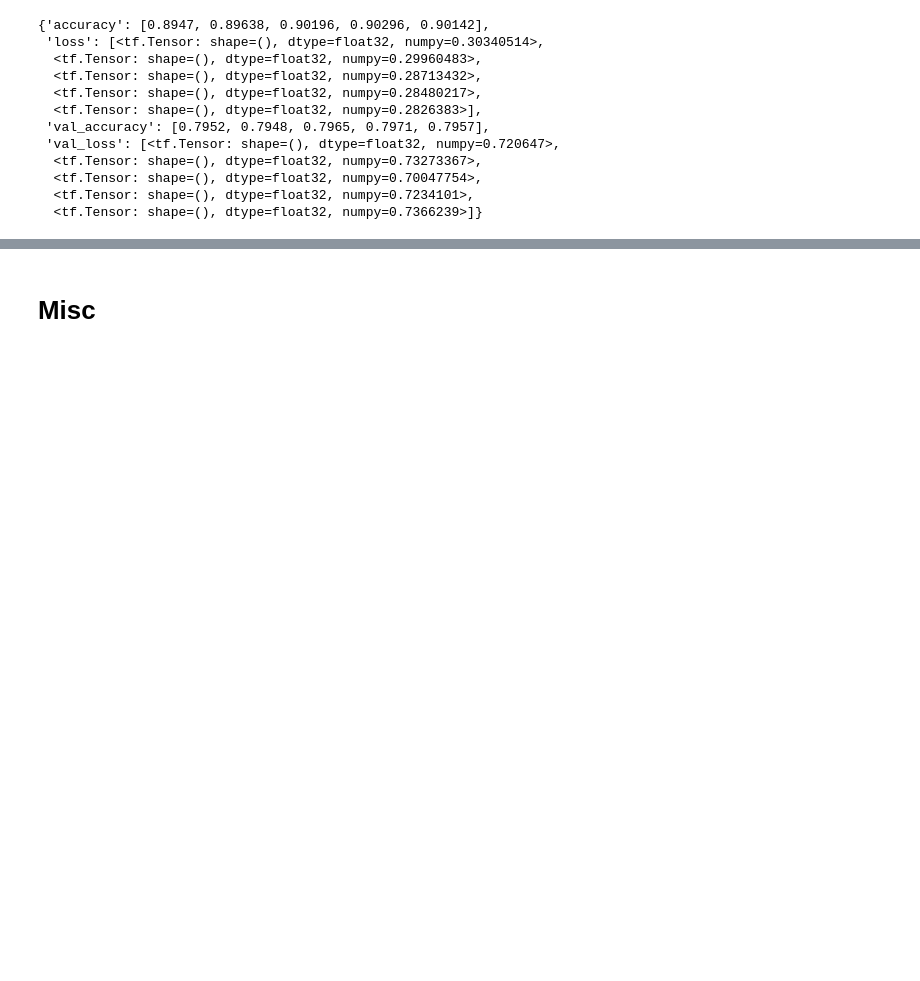
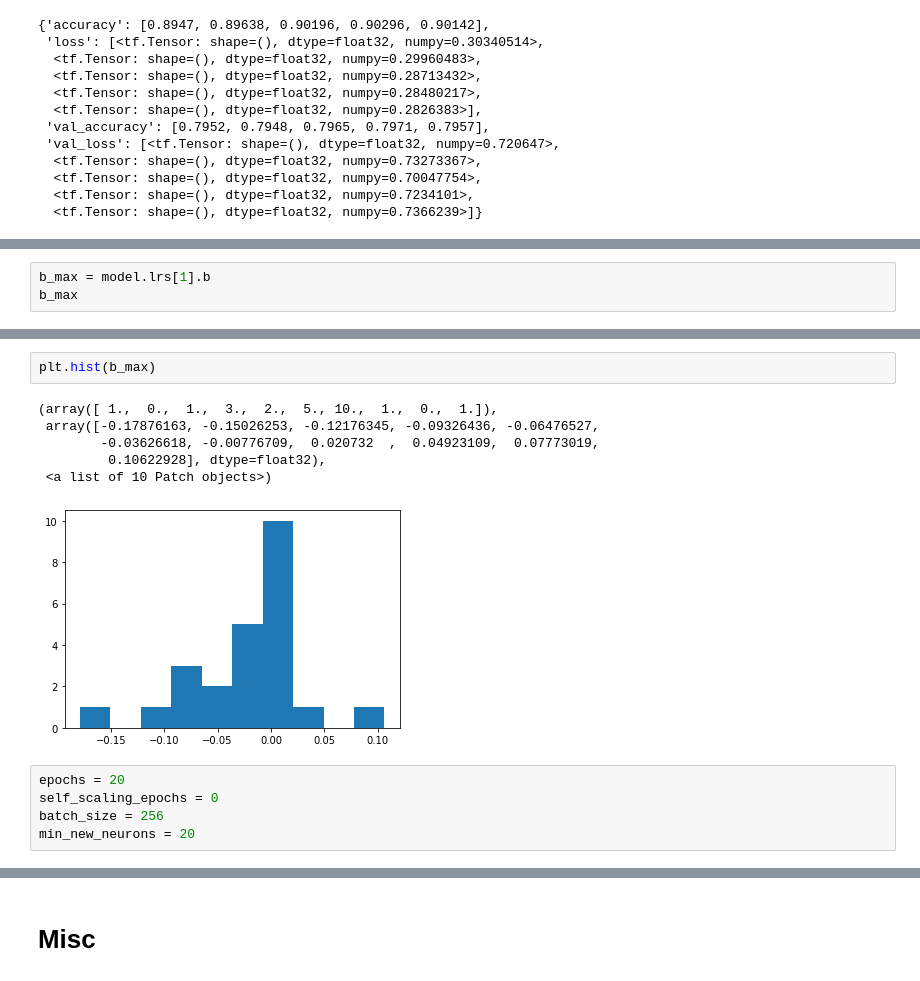
Before and after one commit to vcahlik/dynamic-auto-sizing, a Jupyter notebook: notebooks/experiments/convolutions.ipynb, the cells around one changed output, grey strips where cells are left out. Saved outputs shown, nothing was run; the diff lists cells and outputs as text; blank space fills up the shorter version.

```diff
--- a/notebooks/experiments/convolutions.ipynb
+++ b/notebooks/experiments/convolutions.ipynb
@@ -3190,0 +3268,3 @@ hidden layer sizes: [96, 96, 192, 192, 192, 256, 256], total units: 1280
+# %%
+b_max = model.lrs[1].b
+b_max
@@ -3190,0 +3280,14 @@ hidden layer sizes: [96, 96, 192, 192, 192, 256, 256], total units: 1280
+# %%
+plt.hist(b_max)
+# %% [output]
+(array([ 1.,  0.,  1.,  3.,  2.,  5., 10.,  1.,  0.,  1.]),
+ array([-0.17876163, -0.15026253, -0.12176345, -0.09326436, -0.06476527,
+        -0.03626618, -0.00776709,  0.020732  ,  0.04923109,  0.07773019,
+         0.10622928], dtype=float32),
+ <a list of 10 Patch objects>)
+[figure, added]
+# %%
+epochs = 20
+self_scaling_epochs = 0
+batch_size = 256
+min_new_neurons = 20
```
Also changed, not shown: parts of 15 cells of this notebook.
